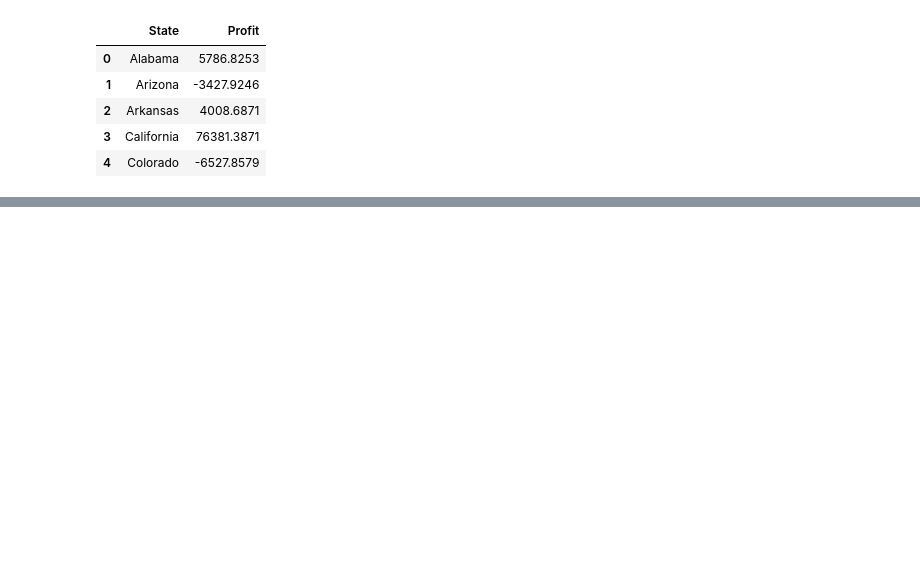
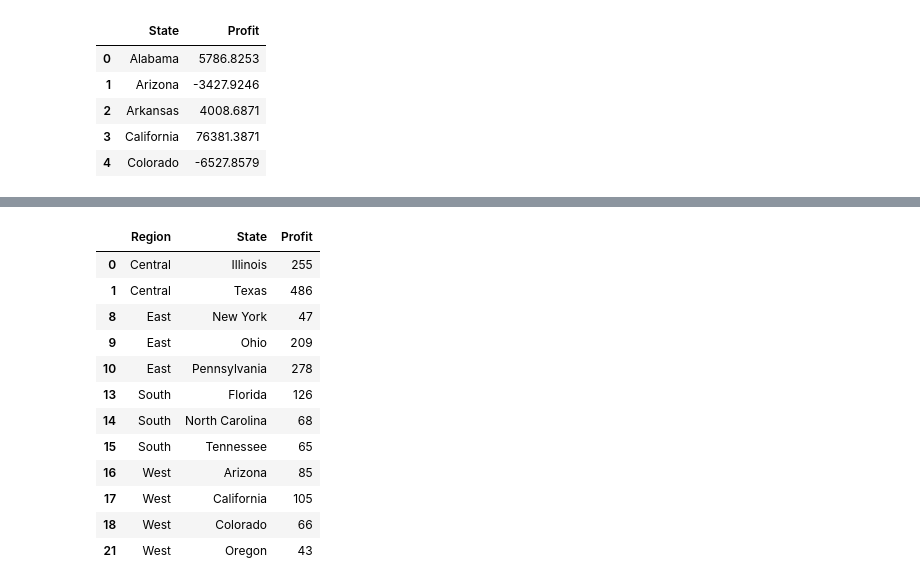
Before and after one commit to nidhivanjare/Exploratory_Data_Analysis, a Jupyter notebook: Data Science - Task3 - Exploratory Data Analysis - Retail/Exploratory_Data_Analysis_Retail_Store.ipynb, the cells around one changed output, grey strips where cells are left out. Saved outputs shown, nothing was run; the diff lists cells and outputs as text; code cells hidden in the pictures; blank space fills up the shorter version.

```diff
--- a/Data Science - Task3 - Exploratory Data Analysis - Retail/Exploratory_Data_Analysis_Retail_Store.ipynb
+++ b/Data Science - Task3 - Exploratory Data Analysis - Retail/Exploratory_Data_Analysis_Retail_Store.ipynb
@@ -153,0 +187,20 @@ prof_database.head()
+# %%
+state1 = database.loc[database.Profit < 0].reset_index(drop=True)
+state2 = database.loc[database.Profit >= 0].reset_index(drop=True)
+database1 = state1.groupby(['Region' , 'State' ] , as_index=False)['Profit'].count()
+database1 = database1[database1.Profit > 40]
+database1
+# %% [output]
+|  | Region | State | Profit |
+| 0 | Central | Illinois | 255 |
+| 1 | Central | Texas | 486 |
+| 8 | East | New York | 47 |
+| 9 | East | Ohio | 209 |
+| 10 | East | Pennsylvania | 278 |
+| 13 | South | Florida | 126 |
+| 14 | South | North Carolina | 68 |
+| 15 | South | Tennessee | 65 |
+| 16 | West | Arizona | 85 |
+| 17 | West | California | 105 |
+| 18 | West | Colorado | 66 |
+| 21 | West | Oregon | 43 |
```
Also changed, not shown: parts of 15 cells of this notebook.
